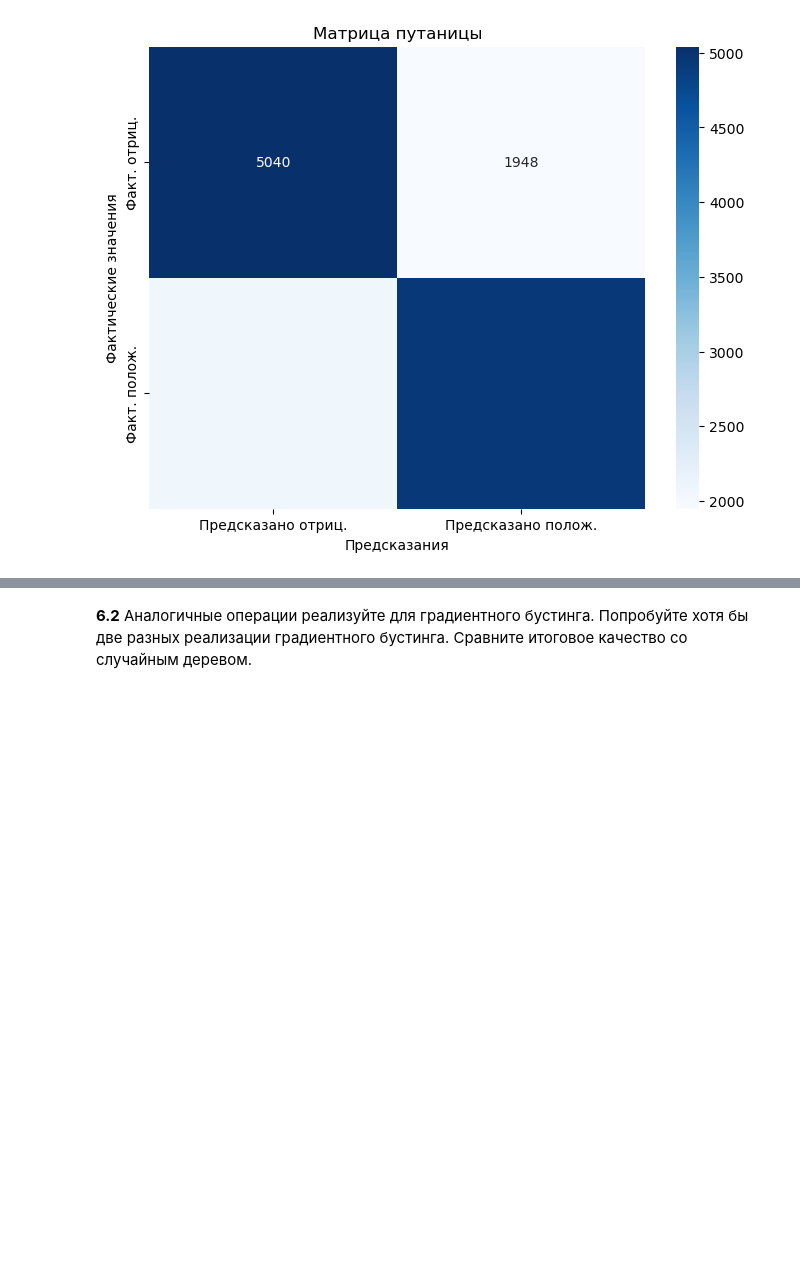
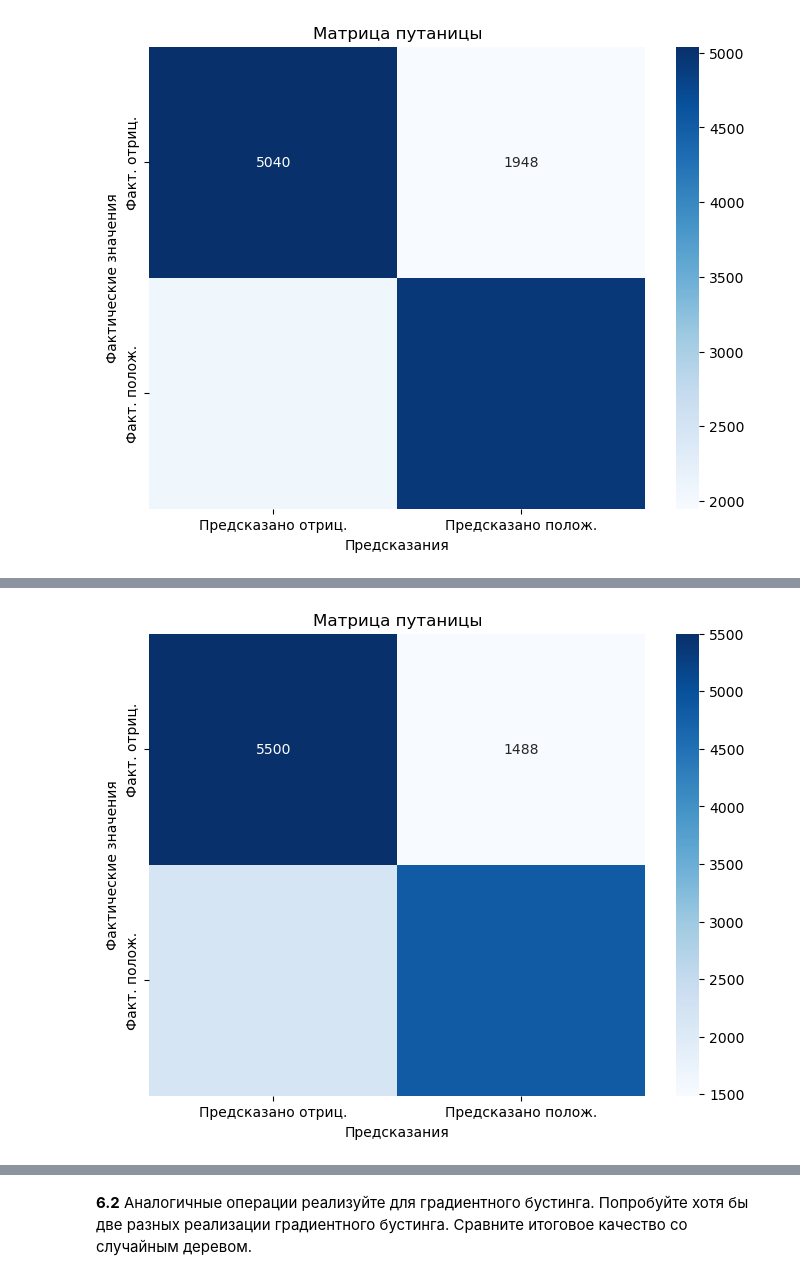
Before and after one commit to ruzhov1992/MathforSF, a Jupyter notebook: SF_project.ipynb, the cells around one changed output, grey strips where cells are left out. Drawn from its saved outputs; the diff is of its cells as text; code cells hidden in the pictures; blank space fills up the shorter version.

```diff
--- a/SF_project.ipynb
+++ b/SF_project.ipynb
@@ -647,0 +654,13 @@ KeyboardInterrupt:
+# %%
+from sklearn.metrics import accuracy_score
+
+# Находим лучшую модель
+best_model = random_search.best_estimator_
+
+# Предсказываем значения на тестовых данных
+y_pred = best_model.predict(X_test)
+
+# Считаем точность
+accuracy = accuracy_score(y_test, y_pred)
+
+print("Accuracy: {:.2f}%".format(accuracy * 100))
@@ -647,0 +694,11 @@ KeyboardInterrupt:
+# %%
+# Матрица путаницы
+conf_matrix = confusion_matrix(y_test, y_pred)
+plt.figure(figsize=(8, 6))
+sns.heatmap(conf_matrix, annot=True, fmt='d', cmap='Blues', xticklabels=['Предсказано отриц.', 'Предсказано полож.'], yticklabels=['Факт. отриц.', 'Факт. полож.'])
+plt.title('Матрица путаницы')
+plt.xlabel('Предсказания')
+plt.ylabel('Фактические значения')
+plt.show()
+# %% [output]
+[figure, added]
```
Also changed, not shown: parts of 30 cells of this notebook.
